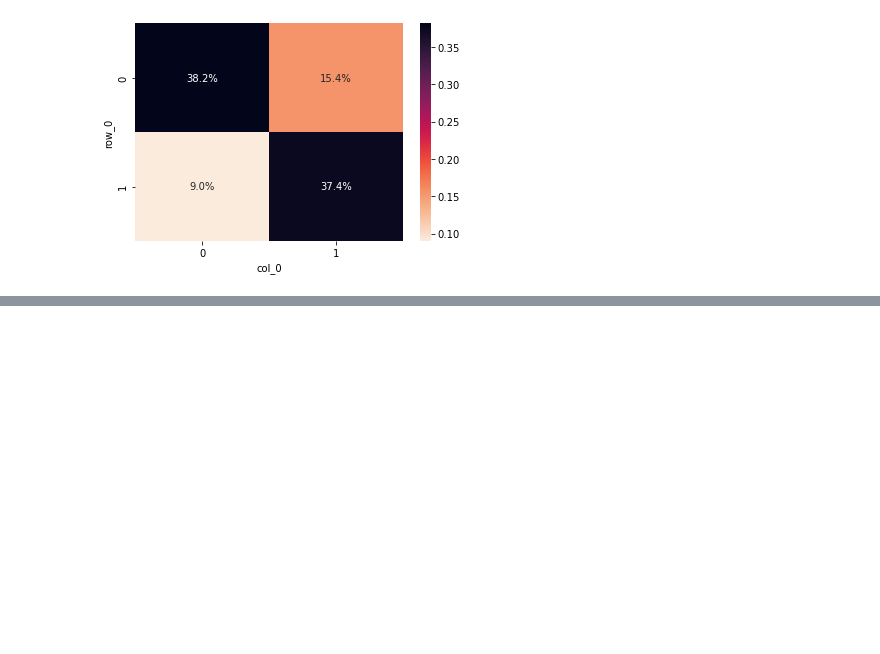
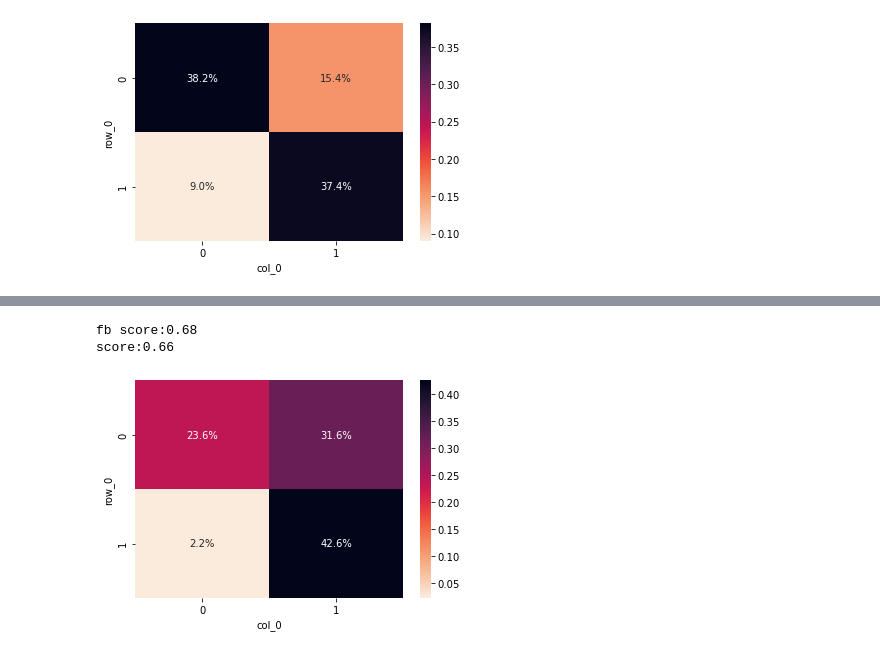
Before and after one commit to hugo-mi/Activity_Detection_From_Electrical_Consumption_Load_Curves, a Jupyter notebook: Exploratory Data Analysis/classification_house1_vs_house2.ipynb, the cells around one changed output, grey strips where cells are left out. Cells and saved outputs as stored; diff of their text form; code cells hidden in the pictures; blank space fills up the shorter version.

```diff
--- a/Exploratory Data Analysis/classification_house1_vs_house2.ipynb
+++ b/Exploratory Data Analysis/classification_house1_vs_house2.ipynb
@@ -120,0 +151,15 @@ plt.show();
+# %%
+from sklearn.ensemble import RandomForestClassifier
+
+rfc = RandomForestClassifier(n_estimators=90, n_jobs=-1, max_samples=0.8, max_depth=12)
+rfc.fit(X_train, y_train.ravel())
+y_pred = rfc.predict(X_test)
+print(f'fb score:{fbeta_score(y_test, y_pred, average="macro", beta=0.5):.2f}')
+print(f'score:{accuracy_score(y_test, y_pred):.2f}')
+
+sns.heatmap(pd.crosstab(y_test, y_pred, normalize=True), annot=True, fmt='.1%', cmap=sns.cm.rocket_r);
+plt.show();
+# %% [output]
+fb score:0.68
+score:0.66
+[figure, added]
```
Also changed, not shown: parts of 9 cells of this notebook, 2 other files.
